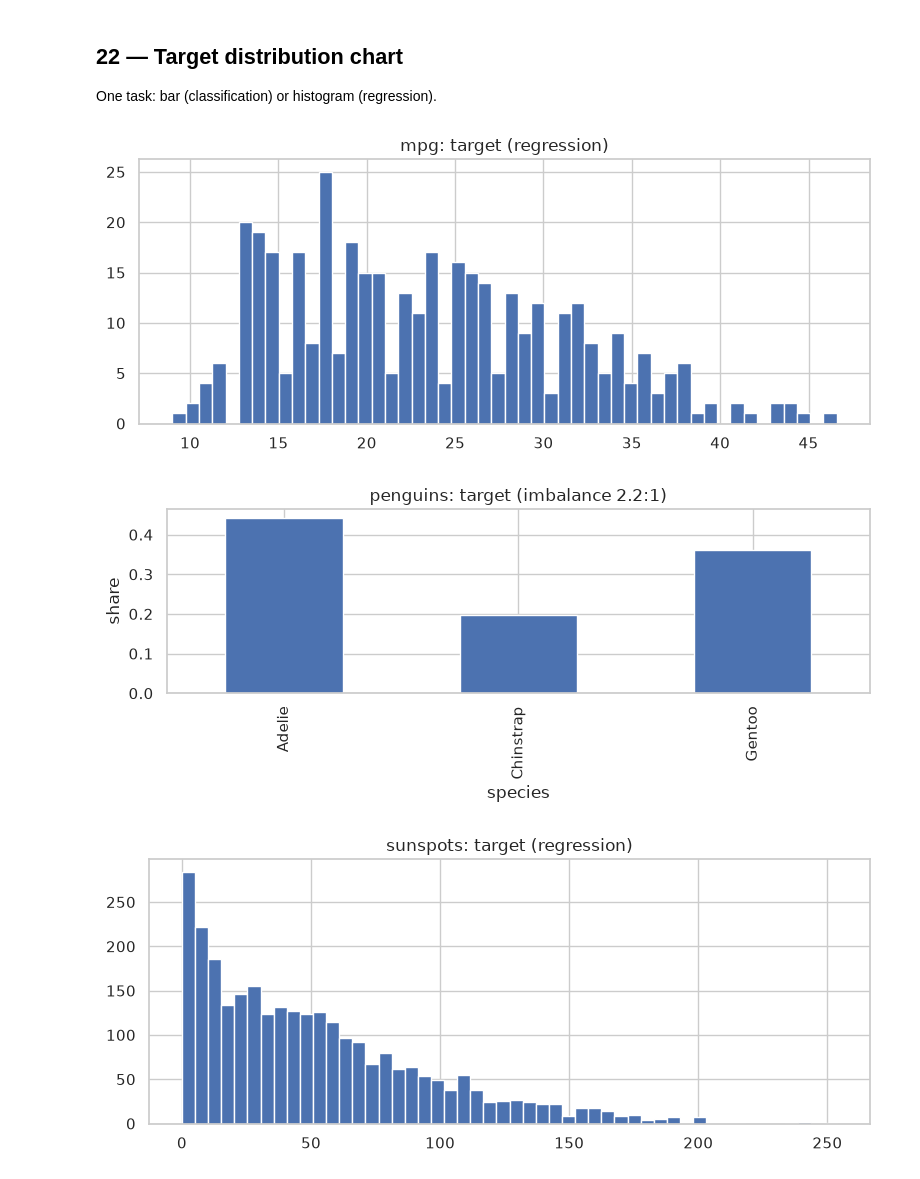
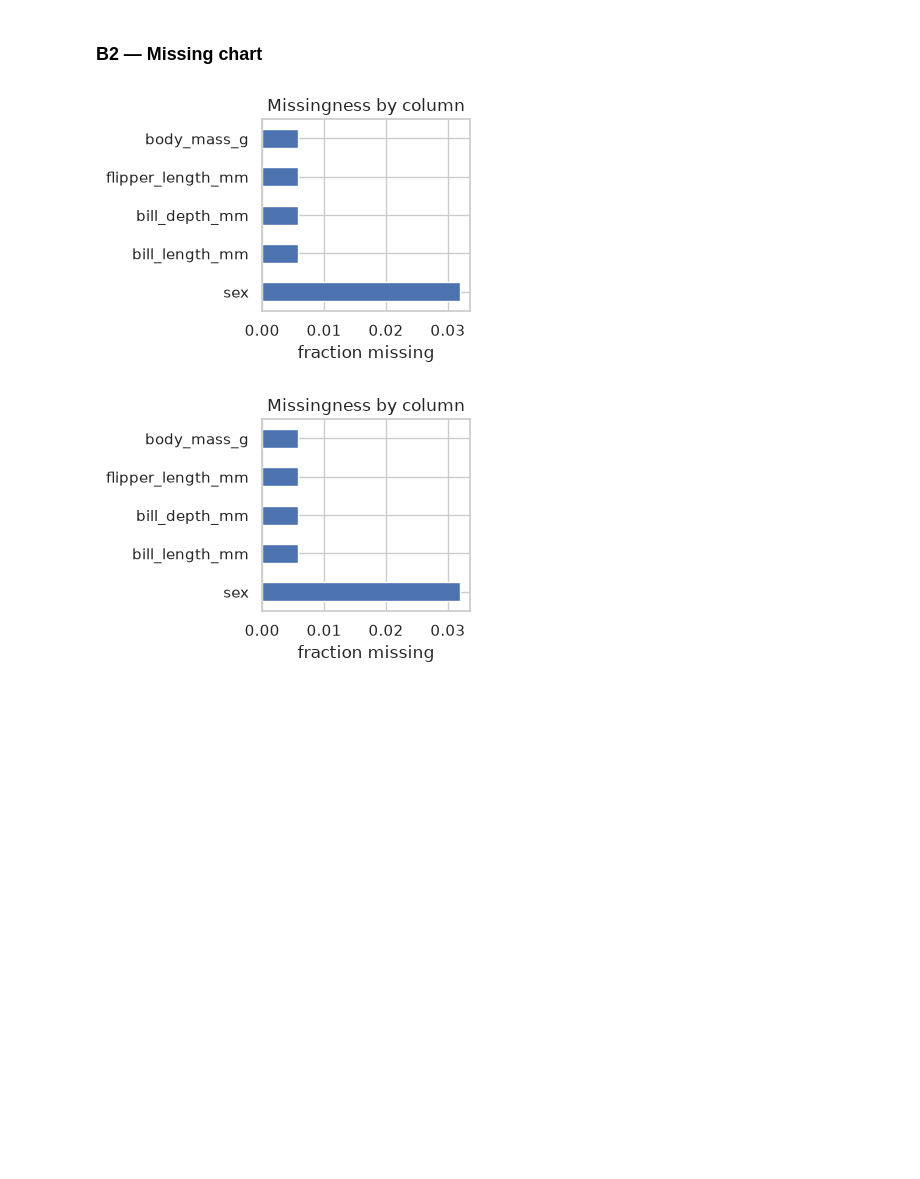
Before and after one commit to rajindersingh041/ml_boiler_plate, a Jupyter notebook: notebooks/eda_universal.ipynb, the cells around one changed output. Cells and saved outputs as stored; diff of their text form; code cells hidden in the pictures; blank space fills up the shorter version.

```diff
--- a/notebooks/eda_universal.ipynb
+++ b/notebooks/eda_universal.ipynb
@@ -39,19 +39,14 @@ pandas 3.0.5 | plotly: True
 # %%
-# ---- Flexible input: DF > DATA_PATH > SAMPLE > synthetic fallback ----
-DF = None                  # e.g. DF = my_df  (in-memory takes precedence)
-DATA_PATH = None           # e.g. "data/mpg.csv" or "https://.../file.csv" (.csv/.parquet)
-SAMPLE = ["mpg", "penguins", "sunspots"]  # one name, a list, or None
-TARGET_COL = "mpg"          # used for DF / DATA_PATH / single SAMPLE; lists use per-sample defaults below
-DATE_COL = None             # datetime col, or None for auto-detect
-ID_COLS = []                # e.g. ["id", "name"]
+def repo_root():
+    for p in [Path.cwd(), *Path.cwd().parents]:
+        if (p / "data" / "mpg.csv").exists():
+            return p
+    return Path(".")
 
-SAMPLE_FILES = {
-    "mpg": ("data/mpg.csv", "mpg"),
-    "penguins": ("data/penguins.csv", "species"),
-    "iris": ("data/iris.csv", None),
-    "diamonds": ("data/diamonds.csv", "price"),
-    "births": ("data/daily-female-births.csv", "Births"),
-    "sunspots": ("data/monthly-sunspots.csv", "Sunspots"),
-}
-RANDOM_STATE = 42
+def load_sample(name):
+    files = {"mpg": "data/mpg.csv", "penguins": "data/penguins.csv",
+             "sunspots": "data/monthly-sunspots.csv"}
+    df = read_table(str(repo_root() / files[name]))
+    print(f"{name}: {df.shape[0]:,} rows x {df.shape[1]} cols")
+    return df
 # %% [markdown]
@@ -122,0 +59,3 @@ One task: `head()` of each dataset.
+# %%
+penguins_df = load_sample("penguins")
+PENGUINS_TARGET = "species"
@@ -540,23 +302,8 @@ sunspots: TASK=regression+time (target 'Sunspots', 1140 unique, 0 missing)
 # %% [markdown]
-## 22 — Target distribution chart
-One task: bar (classification) or histogram (regression).
+### B2 — Missing chart
 # %%
-for name, D in DATASETS.items():
-    df, TGT, DTCOL = D["df"], D["target"], D["date"]
-    if not TGT or D.get("task") is None:
-        continue
-    y = df[TGT]
-    fig, ax = plt.subplots(figsize=(8, 3.5))
-    if D["task"].startswith("classification"):
-        vc = y.value_counts(dropna=False, normalize=True).sort_index()
-        vc.plot(kind="bar", ax=ax); ax.set_ylabel("share")
-        ax.set_title(f"{name}: target (imbalance {vc.max() / max(vc.min(), 1e-9):.1f}:1)")
-        plt.tight_layout(); plt.show()
-    else:
-        ax.hist(pd.to_numeric(y, errors="coerce").dropna(), bins=50)
-        ax.set_title(f"{name}: target (regression)"); plt.tight_layout(); plt.show()
+fig_missing_bar(penguins_df)
 # %% [output]
-[figure, old version]
+[figure, new version]
-[figure, old version]
+[figure, new version]
-[figure, removed]
 # %% [markdown]
```
Also changed, not shown: parts of 111 cells of this notebook, 2 other files.
